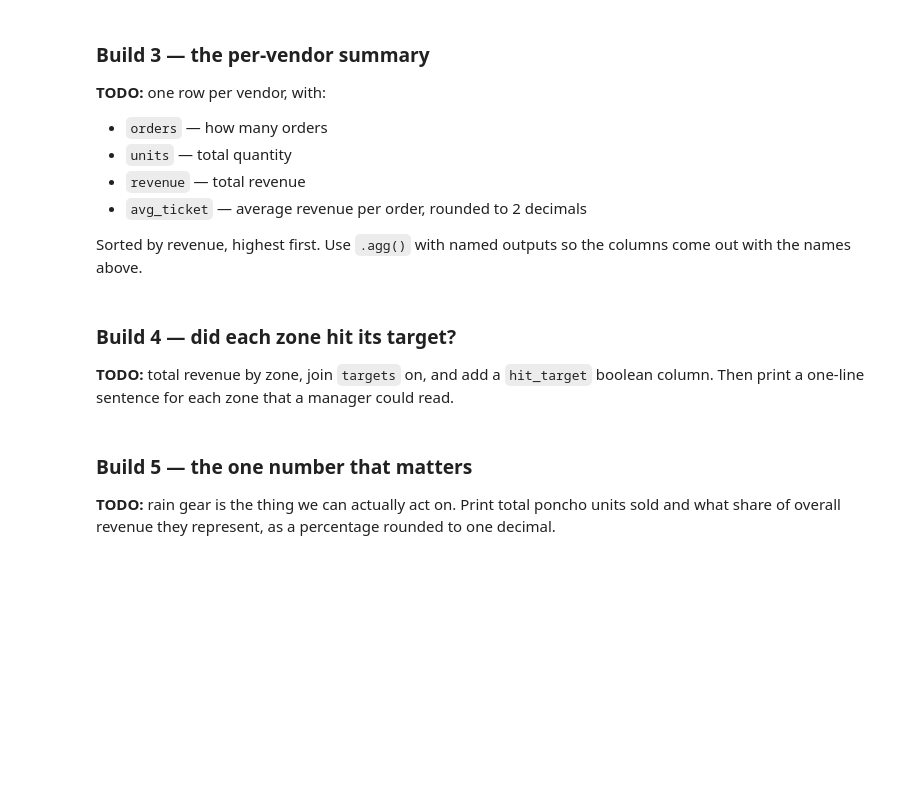
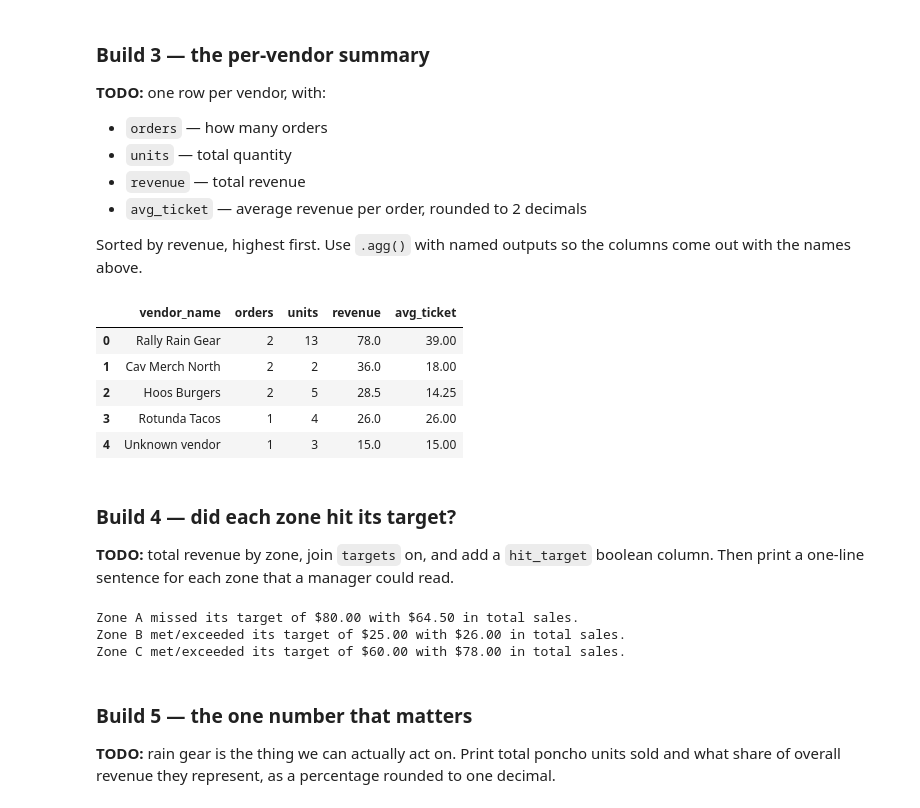
Before and after one commit to ishanallasanagala/ds2002-fa26, a Jupyter notebook: notebooks/03-pandas-cleaning/2026-09-16 — Pandas Core Ops — Studio.ipynb, the cells around one changed output. Saved outputs shown, nothing was run; the diff lists cells and outputs as text; code cells hidden in the pictures; blank space fills up the shorter version.

Commit message:
Worked on Studio Checkpoint

```diff
--- a/notebooks/03-pandas-cleaning/2026-09-16 — Pandas Core Ops — Studio.ipynb
+++ b/notebooks/03-pandas-cleaning/2026-09-16 — Pandas Core Ops — Studio.ipynb
@@ -72,0 +100,16 @@ print('duplicated vendor rows:', vendors.duplicated().sum())
+# %%
+# TODO: clean_vendors = ...
+# TODO: joined = orders.merge(...)
+# TODO: print row count and revenue, and compare to baseline_rows / baseline_revenue
+# 1. Create the revenue column and establish baselines
+orders['revenue'] = orders['qty'] * orders['price']
+baseline_rows = len(orders)
+baseline_revenue = orders['revenue'].sum()
+
+# 2. Deduplicate vendors and perform the merge
+clean_vendors = vendors.drop_duplicates()
+joined = orders.merge(clean_vendors, on='vendor_id', how='left', indicator=True)
+
+# 3. Verify row counts and revenue match baselines
+print(f"rows: {len(joined)} | baseline: {baseline_rows}")
+print(f"revenue: ${joined['revenue'].sum():.2f} | baseline: ${baseline_revenue:.2f}")
@@ -85,0 +129,10 @@ One order belongs to a vendor that is not on the roster. You have three options,
+# %%
+# TODO: implement your choice
+# TODO: print the revenue attached to the unmatched order
+# Check how much revenue is tied to the unknown vendor (V-42)
+unmatched_revenue = joined.loc[joined['_merge'] == 'left_only', 'revenue'].sum()
+print(f"Revenue affected by unknown vendor: ${unmatched_revenue:.2f}")
+
+# Impute missing vendor and zone so aggregations don't drop or leave raw NaNs
+joined['vendor_name'] = joined['vendor_name'].fillna('Unknown vendor')
+joined['zone'] = joined['zone'].fillna('Unassigned')
@@ -101,3 +154,25 @@ Sorted by revenue, highest first. Use `.agg()` with named outputs so the columns
+# %%
+# TODO
+vendor_summary = (
+    joined.groupby('vendor_name')
+    .agg(
+        orders=('order_id', 'count'),
+        units=('qty', 'sum'),
+        revenue=('revenue', 'sum'),
+        avg_ticket=('revenue', 'mean')
+    )
+    .round(2)
+    .sort_values('revenue', ascending=False)
+    .reset_index()
+)
+vendor_summary
+# %% [output]
+|  | vendor_name | orders | units | revenue | avg_ticket |
+| 0 | Rally Rain Gear | 2 | 13 | 78.0 | 39.00 |
+| 1 | Cav Merch North | 2 | 2 | 36.0 | 18.00 |
+| 2 | Hoos Burgers | 2 | 5 | 28.5 | 14.25 |
+| 3 | Rotunda Tacos | 1 | 4 | 26.0 | 26.00 |
+| 4 | Unknown vendor | 1 | 3 | 15.0 | 15.00 |
 # %% [markdown]
 ### Build 4 — did each zone hit its target?
 
@@ -107,3 +180,18 @@ Sorted by revenue, highest first. Use `.agg()` with named outputs so the columns
+# %%
+# TODO
+# Sum revenue per zone and merge with the targets table
+zone_revenue = joined.groupby('zone')['revenue'].sum().reset_index()
+zone_summary = zone_revenue.merge(targets, on='zone', how='left')
+zone_summary['hit_target'] = zone_summary['revenue'] >= zone_summary['revenue_target']
+
+# Print manager-ready status lines
+for index, row in zone_summary.dropna(subset=['revenue_target']).iterrows():
+    status = "met/exceeded" if row['hit_target'] else "missed"
+    print(f"Zone {row['zone']} {status} its target of ${row['revenue_target']:.2f} with ${row['revenue']:.2f} in total sales.")
+# %% [output]
+Zone A missed its target of $80.00 with $64.50 in total sales.
+Zone B met/exceeded its target of $25.00 with $26.00 in total sales.
+Zone C met/exceeded its target of $60.00 with $78.00 in total sales.
 # %% [markdown]
 ### Build 5 — the one number that matters
 
```
Also changed, not shown: parts of 13 cells of this notebook.
